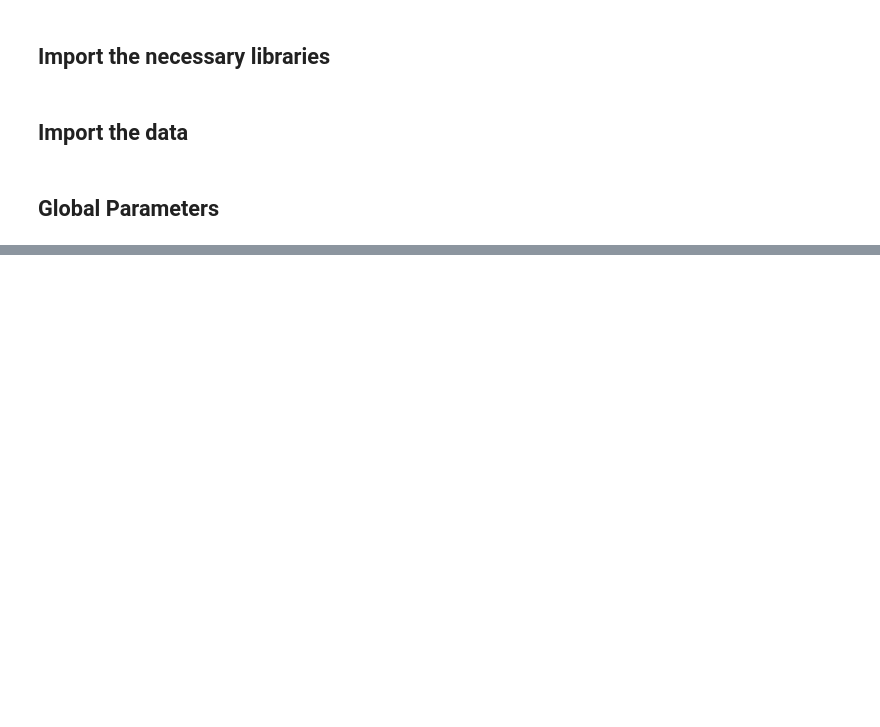
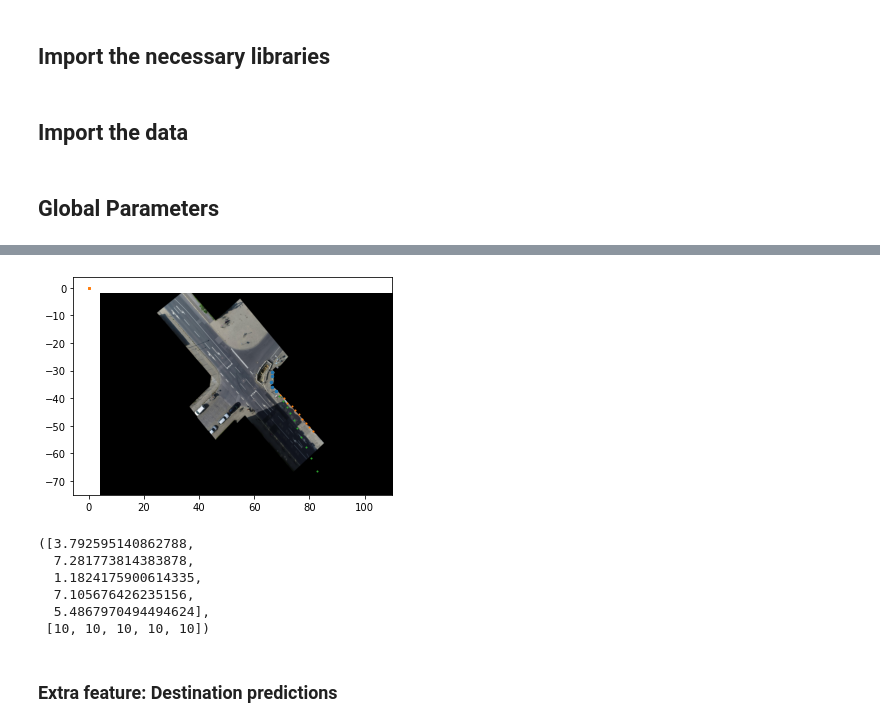
Before and after one commit to gitBram/vru_path_prediction, a Jupyter notebook: prediction_evaluation.ipynb, the cells around one changed output, grey strips where cells are left out. Cells and saved outputs as stored; diff of their text form; code cells hidden in the pictures; blank space fills up the shorter version.

```diff
--- a/prediction_evaluation.ipynb
+++ b/prediction_evaluation.ipynb
@@ -131,0 +144,19 @@ except:
+# %%
+fig2, ax2 = plt.subplots()
+id = 4
+scene_data.plot_on_image([my_in["in_xy"][id], my_in["labels"][id], predicted_rep_out[id]],
+save_path='data/images/extra_f/in_out.png', ms = [6, 1, 1], ax=ax2,
+col_num_dicts=[my_ds.generalised_in_dict, my_ds.generalised_out_dict, my_ds.generalised_out_dict])
+# %% [output]
+[figure, added]
+# %%
+return_batch_accuracy(predicted_rep_out, my_in["labels"])
+# %% [output]
+([3.792595140862788,
+  7.281773814383878,
+  1.1824175900614335,
+  7.105676426235156,
+  5.4867970494494624],
+ [10, 10, 10, 10, 10])
+# %% [markdown]
+### Extra feature: Destination predictions
```
Also changed, not shown: parts of 16 cells of this notebook, 4 other files.
